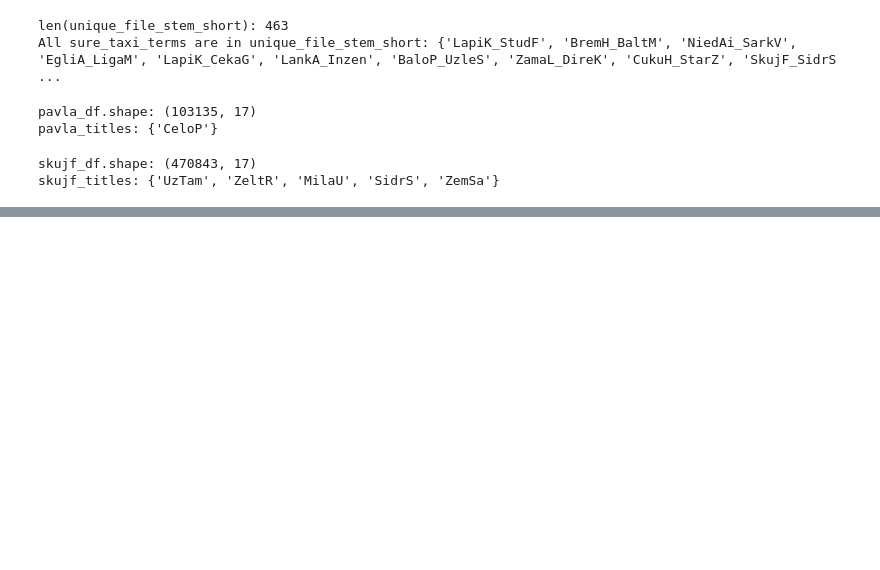
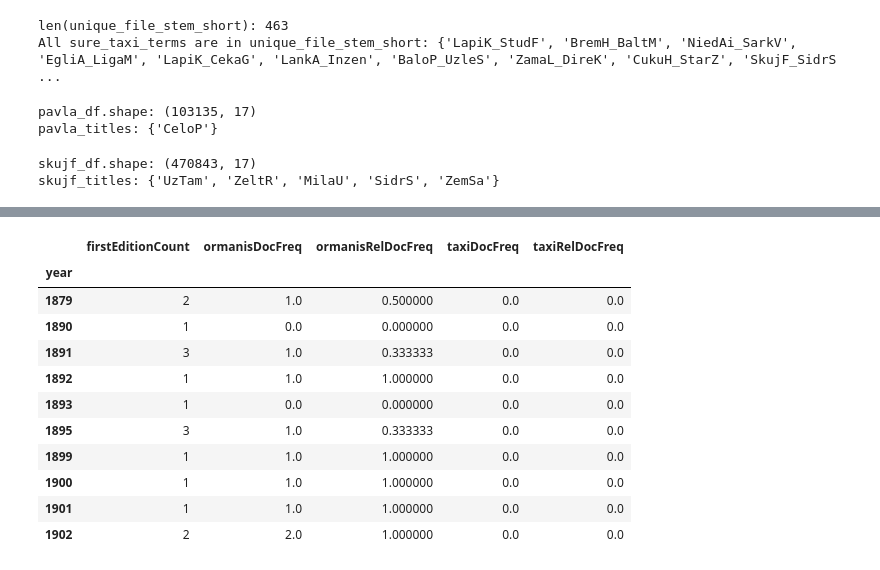
Before and after one commit to ValRCS/lnb_transports, a Jupyter notebook: notebooks/visualize_taksis_ormanis.ipynb, the cells around one changed output, grey strips where cells are left out. Cells and saved outputs as stored; diff of their text form; code cells hidden in the pictures; blank space fills up the shorter version.

```diff
--- a/notebooks/visualize_taksis_ormanis.ipynb
+++ b/notebooks/visualize_taksis_ormanis.ipynb
@@ -309,0 +556,18 @@ skujf_titles: {'UzTam', 'ZeltR', 'MilaU', 'SidrS', 'ZemSa'}
+# %%
+# now let's rearrange the columns in alphabetical order - this will work nicely in this case
+first_edition_over_years_df = first_edition_over_years_df[sorted(first_edition_over_years_df.columns)]
+# show the first 10
+first_edition_over_years_df.head(10)
+# %% [output]
+|  | firstEditionCount | ormanisDocFreq | ormanisRelDocFreq | taxiDocFreq | taxiRelDocFreq |
+| year |  |  |  |  |  |
+| 1879 | 2 | 1.0 | 0.500000 | 0.0 | 0.0 |
+| 1890 | 1 | 0.0 | 0.000000 | 0.0 | 0.0 |
+| 1891 | 3 | 1.0 | 0.333333 | 0.0 | 0.0 |
+| 1892 | 1 | 1.0 | 1.000000 | 0.0 | 0.0 |
+| 1893 | 1 | 0.0 | 0.000000 | 0.0 | 0.0 |
+| 1895 | 3 | 1.0 | 0.333333 | 0.0 | 0.0 |
+| 1899 | 1 | 1.0 | 1.000000 | 0.0 | 0.0 |
+| 1900 | 1 | 1.0 | 1.000000 | 0.0 | 0.0 |
+| 1901 | 1 | 1.0 | 1.000000 | 0.0 | 0.0 |
+| 1902 | 2 | 2.0 | 1.000000 | 0.0 | 0.0 |
```
Also changed, not shown: parts of 27 cells of this notebook, 1 other file.
